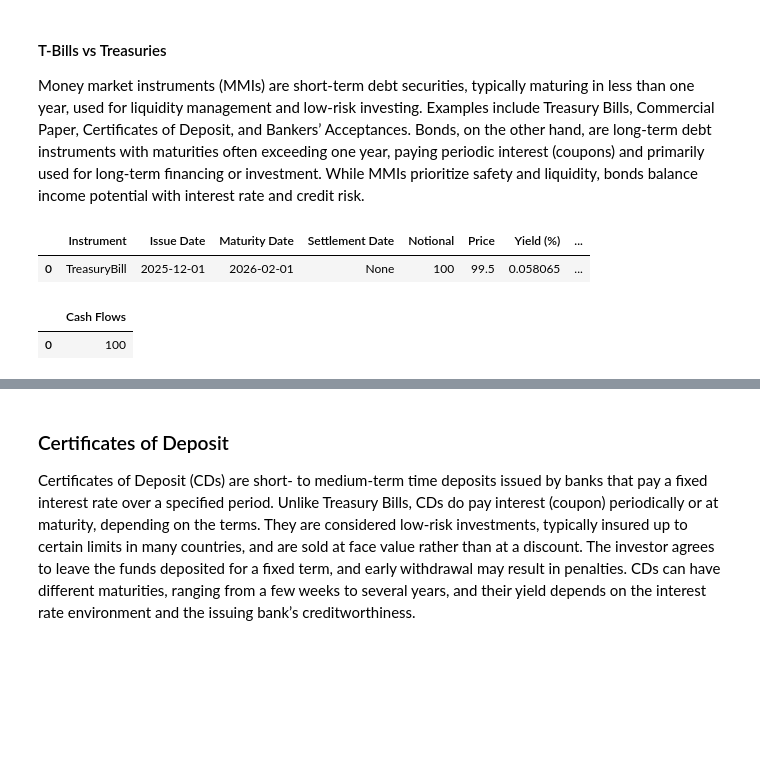
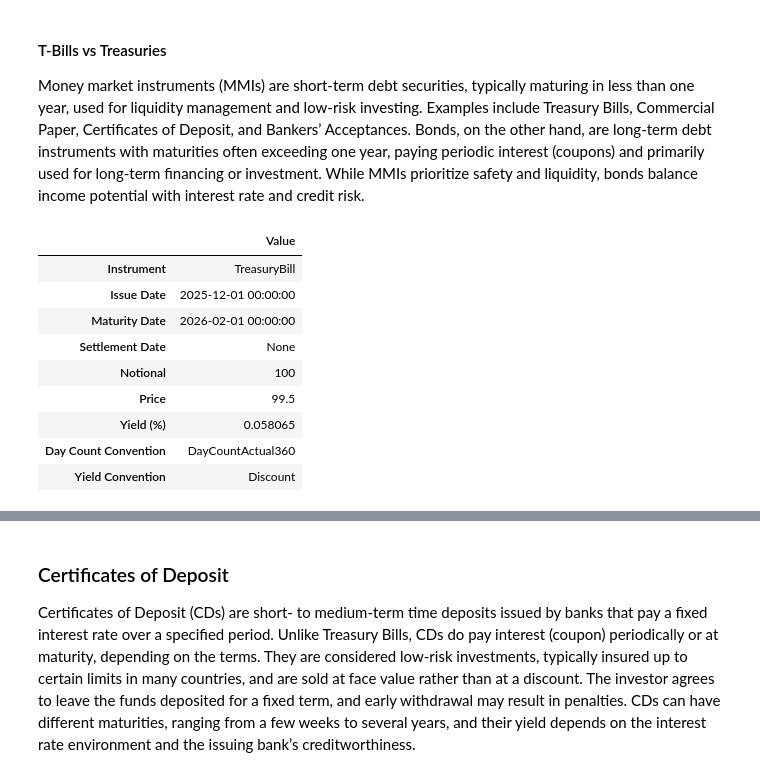
Before and after one commit to Python-Financial-Analyst/pyfian_dev, a Jupyter notebook: docs/source/Topics/fixed_income/03_money_market_instruments.ipynb, the cells around one changed output, grey strips where cells are left out. Saved outputs shown, nothing was run; the diff lists cells and outputs as text; code cells hidden in the pictures; blank space fills up the shorter version.

```diff
--- a/docs/source/Topics/fixed_income/03_money_market_instruments.ipynb
+++ b/docs/source/Topics/fixed_income/03_money_market_instruments.ipynb
@@ -24,40 +24,42 @@ Money market instruments (MMIs) are short-term debt securities, typically maturi
 import pandas as pd
 from pyfian.fixed_income.money_market_instruments import (
     TreasuryBill,
     CertificateOfDeposit,
     CommercialPaper,
     BankersAcceptance
 )
 
 tbill = TreasuryBill(
     issue_dt="2025-12-01",
     maturity="2026-02-01",
     settlement_date="2026-01-01",
     price=99.5,
     notional=100,
 )
 
 tbill_data = {
     "Instrument": tbill.__class__.__name__,
     "Issue Date": tbill.issue_dt,
     "Maturity Date": tbill.maturity,
     "Settlement Date": getattr(tbill, "settlement_date", None),
     "Notional": tbill.notional,
     "Price": tbill.get_price(),
     "Yield (%)": tbill.get_yield_to_maturity(),
     "Day Count Convention": tbill.day_count_convention.__class__.__name__,
     "Yield Convention": tbill.yield_calculation_convention,
 }
 
-df = pd.DataFrame([tbill_data])
+df = pd.DataFrame([tbill_data]).T
+df.columns = ["Value"]
 display(df)
-
-
-tbill.cash_flows()
-
-display(pd.DataFrame({"Cash Flows": tbill.cash_flows("2026-02-01")}))
 # %% [output]
-|  | Instrument | Issue Date | Maturity Date | Settlement Date | Notional | Price | Yield (%) | ... |
-| 0 | TreasuryBill | 2025-12-01 | 2026-02-01 | None | 100 | 99.5 | 0.058065 | ... |
+|  | Value |
+| Instrument | TreasuryBill |
+| Issue Date | 2025-12-01 00:00:00 |
+| Maturity Date | 2026-02-01 00:00:00 |
+| Settlement Date | None |
+| Notional | 100 |
+| Price | 99.5 |
+| Yield (%) | 0.058065 |
+| Day Count Convention | DayCountActual360 |
+| Yield Convention | Discount |
-|  | Cash Flows |
-| 0 | 100 |
```
Also changed, not shown: parts of 12 cells of this notebook.
